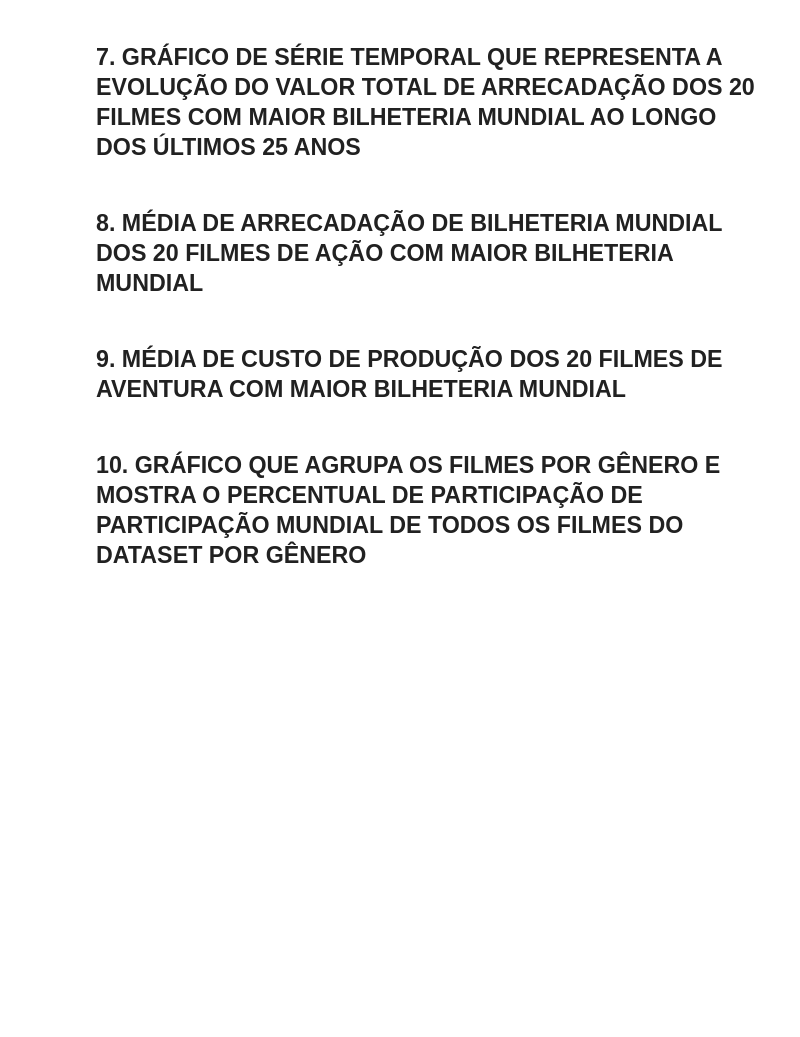
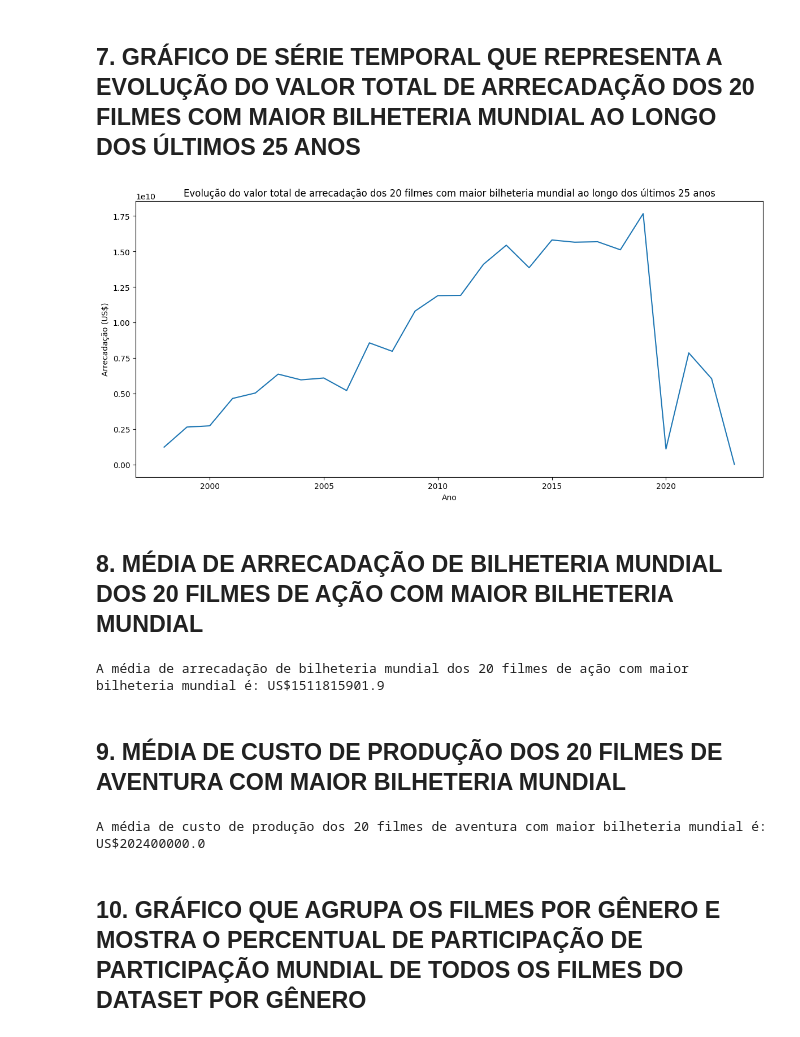
Before and after one commit to arthurabelo/AnaliseFilmesPandas, a Jupyter notebook: Analise_Filmes.ipynb, the cells around one changed output. Cells and saved outputs as stored; diff of their text form; code cells hidden in the pictures; blank space fills up the shorter version.

```diff
--- a/Analise_Filmes.ipynb
+++ b/Analise_Filmes.ipynb
@@ -278,8 +309,38 @@ A média de arrecadação dos 20 filmes com maior bilheteria mundial é: US$1683
 # %% [markdown]
 ## 7. GRÁFICO DE SÉRIE TEMPORAL QUE REPRESENTA A EVOLUÇÃO DO VALOR TOTAL DE ARRECADAÇÃO DOS 20 FILMES COM MAIOR BILHETERIA MUNDIAL AO LONGO DOS ÚLTIMOS 25 ANOS
+# %%
+df_ultimos_25_anos = df_filmes[df_filmes['year'] >= (df_filmes['year'].max() - 25)]
+
+df_arrecadacao_por_ano = df_ultimos_25_anos.groupby('year')['worldwide_gross'].sum().reset_index()
+
+fig, ax = plt.subplots(figsize=(12, 6))
+
+ax.plot(df_arrecadacao_por_ano['year'], df_arrecadacao_por_ano['worldwide_gross'])
+
+ax.set_title('Evolução do valor total de arrecadação dos 20 filmes com maior bilheteria mundial ao longo dos últimos 25 anos')
+ax.set_xlabel('Ano')
+ax.set_ylabel('Arrecadação (US$)')
+
+plt.xticks()
+plt.tight_layout()
+plt.show()
+# %% [output]
+[figure, added]
 # %% [markdown]
 ## 8. MÉDIA DE ARRECADAÇÃO DE BILHETERIA MUNDIAL DOS 20 FILMES DE AÇÃO COM MAIOR BILHETERIA MUNDIAL
+# %%
+df_filmes_acao = df_filmes[df_filmes['genre'] == 'Action'].sort_values(by='worldwide_gross', ascending=False).head(20)
+media_arrecadacao_acao = df_filmes_acao['worldwide_gross'].mean()
+print(f"A média de arrecadação de bilheteria mundial dos 20 filmes de ação com maior bilheteria mundial é: US${media_arrecadacao_acao}")
+# %% [output]
+A média de arrecadação de bilheteria mundial dos 20 filmes de ação com maior bilheteria mundial é: US$1511815901.9
 # %% [markdown]
 ## 9. MÉDIA DE CUSTO DE PRODUÇÃO DOS 20 FILMES DE AVENTURA COM MAIOR BILHETERIA MUNDIAL
+# %%
+df_filmes_aventura = df_filmes[df_filmes['genre'] == 'Adventure'].sort_values(by='worldwide_gross', ascending=False).head(20)
+media_custo_producao_aventura = df_filmes_aventura['production_cost'].mean()
+print(f"A média de custo de produção dos 20 filmes de aventura com maior bilheteria mundial é: US${media_custo_producao_aventura}")
+# %% [output]
+A média de custo de produção dos 20 filmes de aventura com maior bilheteria mundial é: US$202400000.0
 # %% [markdown]
 ## 10. GRÁFICO QUE AGRUPA OS FILMES POR GÊNERO E MOSTRA O PERCENTUAL DE PARTICIPAÇÃO DE PARTICIPAÇÃO MUNDIAL DE TODOS OS FILMES DO DATASET POR GÊNERO
```
Also changed, not shown: parts of 6 cells of this notebook.
